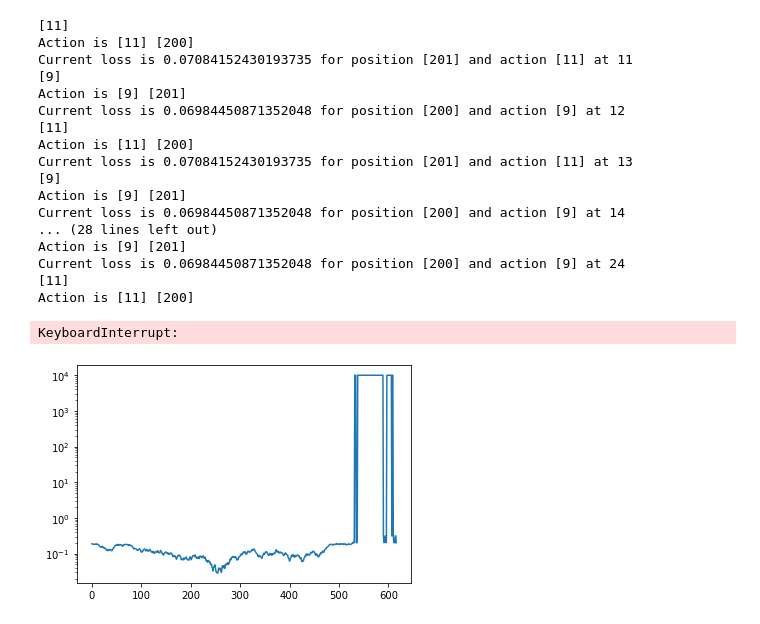
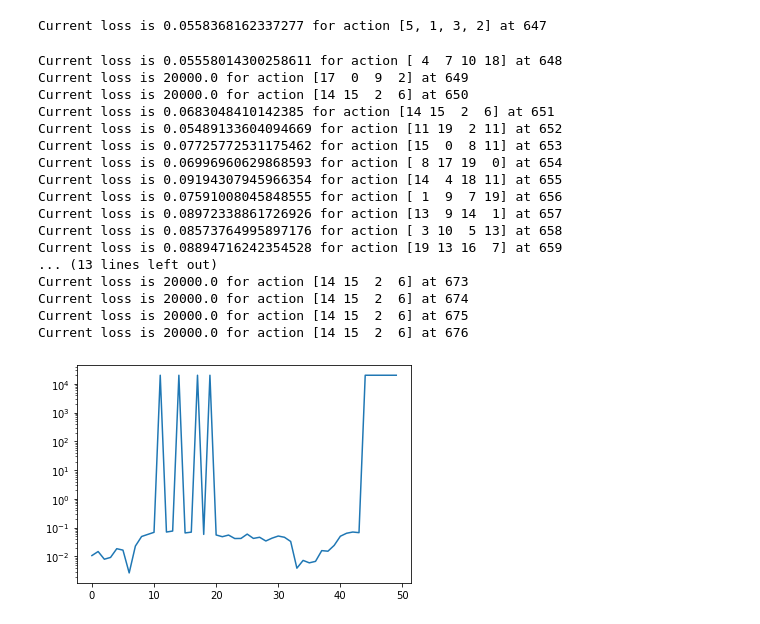
Before and after one commit to AI-ML-at-APS/AI-ML_Control_System, a Jupyter notebook: work_directory/jupyter/gp_discrete/openai_gym.ipynb, the cells around one changed output. Drawn from its saved outputs; the diff is of its cells as text; code cells hidden in the pictures.

```diff
--- a/work_directory/jupyter/gp_discrete/openai_gym.ipynb
+++ b/work_directory/jupyter/gp_discrete/openai_gym.ipynb
@@ -165,2 +48,14 @@ print(dw.get_parameter('h_centroid'))
 # %%
-env = CustomEnv(focusing_system, move_motors, random_seed=DEFAULT_RANDOM_SEED, loss_parameters=['centroid', 'fwhm'])
+env = FixedCameraEnv(focusing_system,
+                     move_motors,
+                     random_seed=DEFAULT_RANDOM_SEED,
+                     loss_parameters=['centroid', 'fwhm'],
+                     verbose=True,
+                     camera_yrange=[-0.5, 0.5],
+                     camera_xrange=[-0.5, 0.5],
+                     camera_nbins=512)
+
+env.set_initialization_range_per_motor([[-0.020, 0.020],
+                                        [-0.020, 0.020],
+                                        [-0.001, 0.001],
+                                        [-0.001, 0.001]])
@@ -167,3 +68,3 @@ env = CustomEnv(focusing_system, move_motors, random_seed=DEFAULT_RANDOM_SEED, l
 # %%
-model = PPO("MlpPolicy", env, verbose=1, n_steps=2048)
-model.learn(total_timesteps=10)
+model = PPO("MultiInputPolicy", env, verbose=1, n_steps=100)
+model.learn(total_timesteps=1000)
@@ -174,29 +108,33 @@ Current loss is 0.06984450871352048 for position [200] at counter 10
+# %%
+obs, reward, done, info = env.step([5,1,3,2])
+# %% [output]
+Current loss is 0.0558368162337277 for action [5, 1, 3, 2] at 647
 # %%
-while True:
-    action, _states = model.predict(obs, deterministic=True)
-    print(action)
-    obs, reward, done, info = env.step(action)
+for i in range(10):
+    while True:
+        action, _states = model.predict(obs, deterministic=True)
+        obs, reward, done, info = env.step(action)
+        if done: break
 # %% [output]
-[11]
-Action is [11] [200]
-Current loss is 0.07084152430193735 for position [201] and action [11] at 11
-[9]
-Action is [9] [201]
-Current loss is 0.06984450871352048 for position [200] and action [9] at 12
-[11]
-Action is [11] [200]
-Current loss is 0.07084152430193735 for position [201] and action [11] at 13
-[9]
-Action is [9] [201]
-Current loss is 0.06984450871352048 for position [200] and action [9] at 14
-... (28 lines left out)
-Action is [9] [201]
-Current loss is 0.06984450871352048 for position [200] and action [9] at 24
-[11]
-Action is [11] [200]
+Current loss is 0.05558014300258611 for action [ 4  7 10 18] at 648
+Current loss is 20000.0 for action [17  0  9  2] at 649
+Current loss is 20000.0 for action [14 15  2  6] at 650
+Current loss is 0.0683048410142385 for action [14 15  2  6] at 651
+Current loss is 0.05489133604094669 for action [11 19  2 11] at 652
+Current loss is 0.07725772531175462 for action [15  0  8 11] at 653
+Current loss is 0.06996960629868593 for action [ 8 17 19  0] at 654
+Current loss is 0.09194307945966354 for action [14  4 18 11] at 655
+Current loss is 0.07591008045848555 for action [ 1  9  7 19] at 656
+Current loss is 0.08972338861726926 for action [13  9 14  1] at 657
+Current loss is 0.08573764995897176 for action [ 3 10  5 13] at 658
+Current loss is 0.08894716242354528 for action [19 13 16  7] at 659
+... (13 lines left out)
+Current loss is 20000.0 for action [14 15  2  6] at 673
+Current loss is 20000.0 for action [14 15  2  6] at 674
+Current loss is 20000.0 for action [14 15  2  6] at 675
+Current loss is 20000.0 for action [14 15  2  6] at 676
-KeyboardInterrupt:
 # %%
-plt.plot(c.optimizer._opt_trials_losses)
+plt.plot(env.optimizer._opt_trials_losses[-50:])
 plt.yscale('log')
 # %% [output]
-[figure, old version]
+[figure, new version]
```
Also changed, not shown: parts of 15 cells of this notebook, 26 other files.
